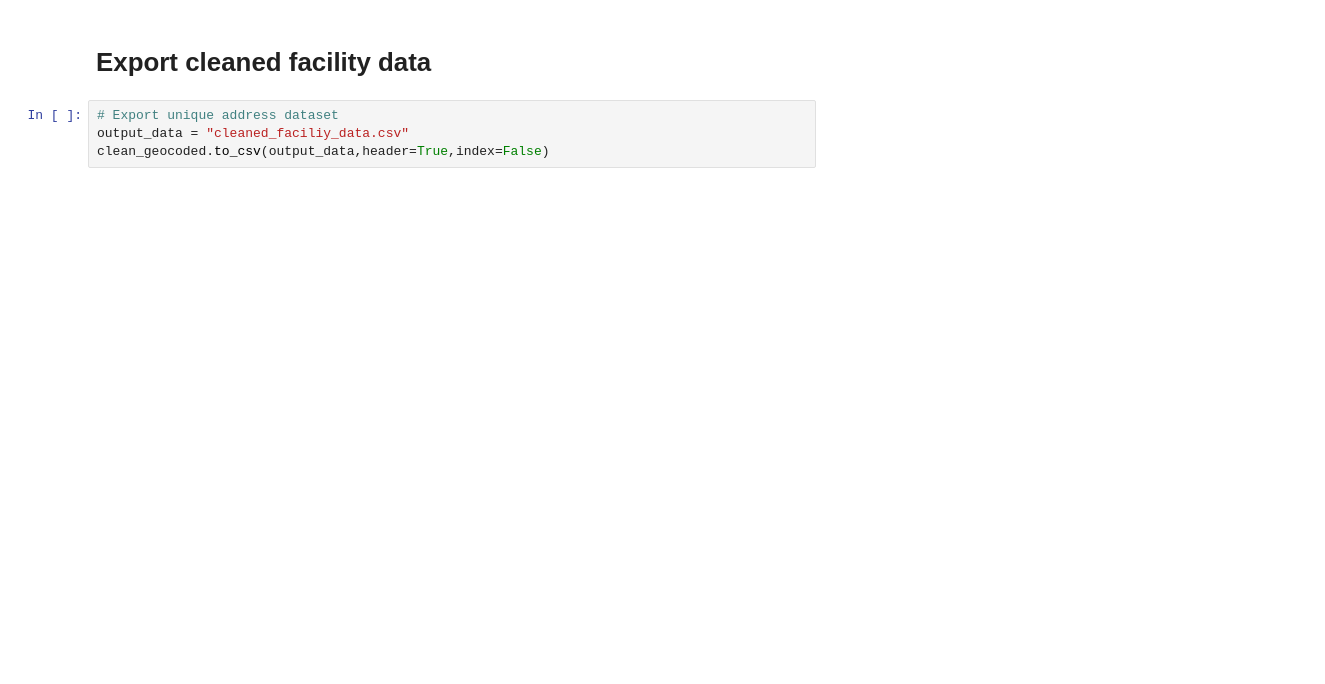
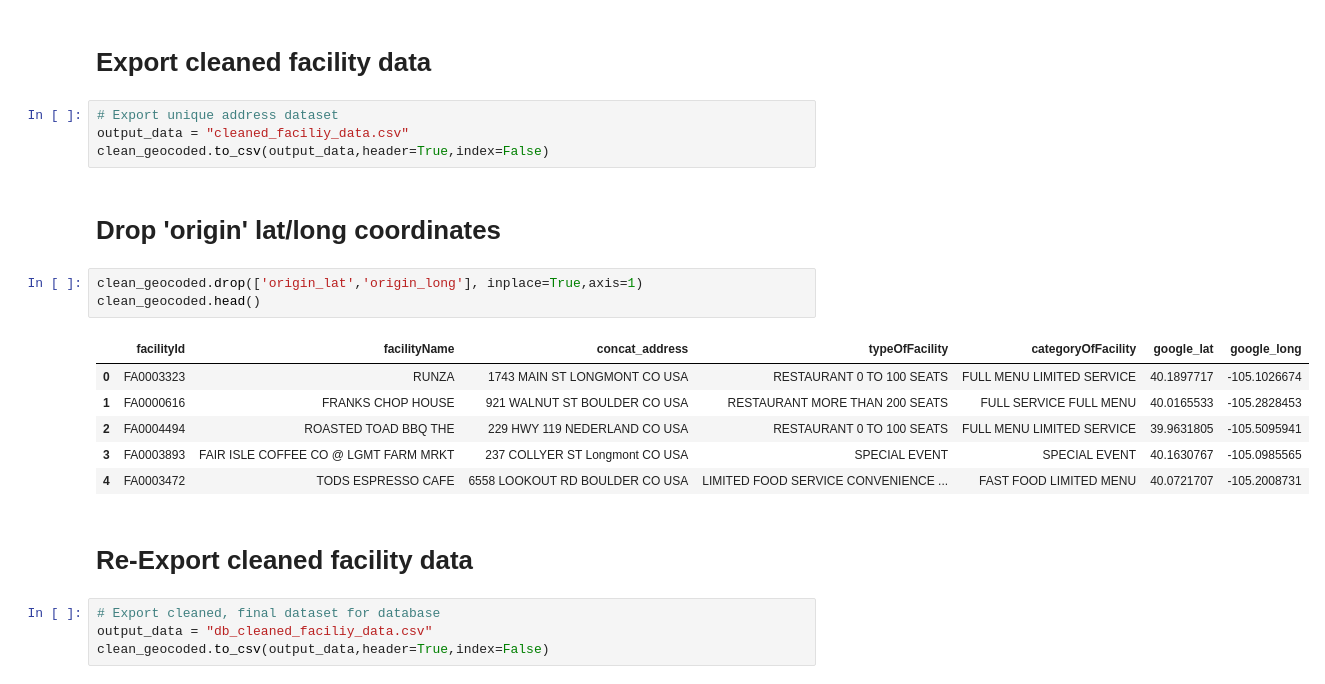
Before and after one commit to kchavez05/boulder-co-health, a Jupyter notebook: Facilities_clean.ipynb, the cells around one changed output. Saved outputs shown, nothing was run; the diff lists cells and outputs as text; blank space fills up the shorter version.

Commit message:
Cleaned Database Facility File

```diff
--- a/Facilities_clean.ipynb
+++ b/Facilities_clean.ipynb
@@ -108,3 +108,21 @@ clean_geocoded.head()
 # Export unique address dataset
 output_data = "cleaned_faciliy_data.csv"
 clean_geocoded.to_csv(output_data,header=True,index=False)
+# %% [markdown]
+# Drop 'origin' lat/long coordinates
+# %%
+clean_geocoded.drop(['origin_lat','origin_long'], inplace=True,axis=1)
+clean_geocoded.head()
+# %% [output]
+|  | facilityId | facilityName | concat_address | typeOfFacility | categoryOfFacility | google_lat | google_long |
+| 0 | FA0003323 | RUNZA | 1743 MAIN ST LONGMONT CO USA | RESTAURANT 0 TO 100 SEATS | FULL MENU LIMITED SERVICE | 40.1897717 | -105.1026674 |
+| 1 | FA0000616 | FRANKS CHOP HOUSE | 921 WALNUT ST BOULDER CO USA | RESTAURANT MORE THAN 200 SEATS | FULL SERVICE FULL MENU | 40.0165533 | -105.2828453 |
+| 2 | FA0004494 | ROASTED TOAD BBQ THE | 229 HWY 119 NEDERLAND CO USA | RESTAURANT 0 TO 100 SEATS | FULL MENU LIMITED SERVICE | 39.9631805 | -105.5095941 |
+| 3 | FA0003893 | FAIR ISLE COFFEE CO @ LGMT FARM MRKT | 237 COLLYER ST Longmont CO USA | SPECIAL EVENT | SPECIAL EVENT | 40.1630767 | -105.0985565 |
+| 4 | FA0003472 | TODS ESPRESSO CAFE | 6558 LOOKOUT RD BOULDER CO USA | LIMITED FOOD SERVICE CONVENIENCE ... | FAST FOOD LIMITED MENU | 40.0721707 | -105.2008731 |
+# %% [markdown]
+# Re-Export cleaned facility data
+# %%
+# Export cleaned, final dataset for database
+output_data = "db_cleaned_faciliy_data.csv"
+clean_geocoded.to_csv(output_data,header=True,index=False)
```
Also changed, not shown: 1 other file.
